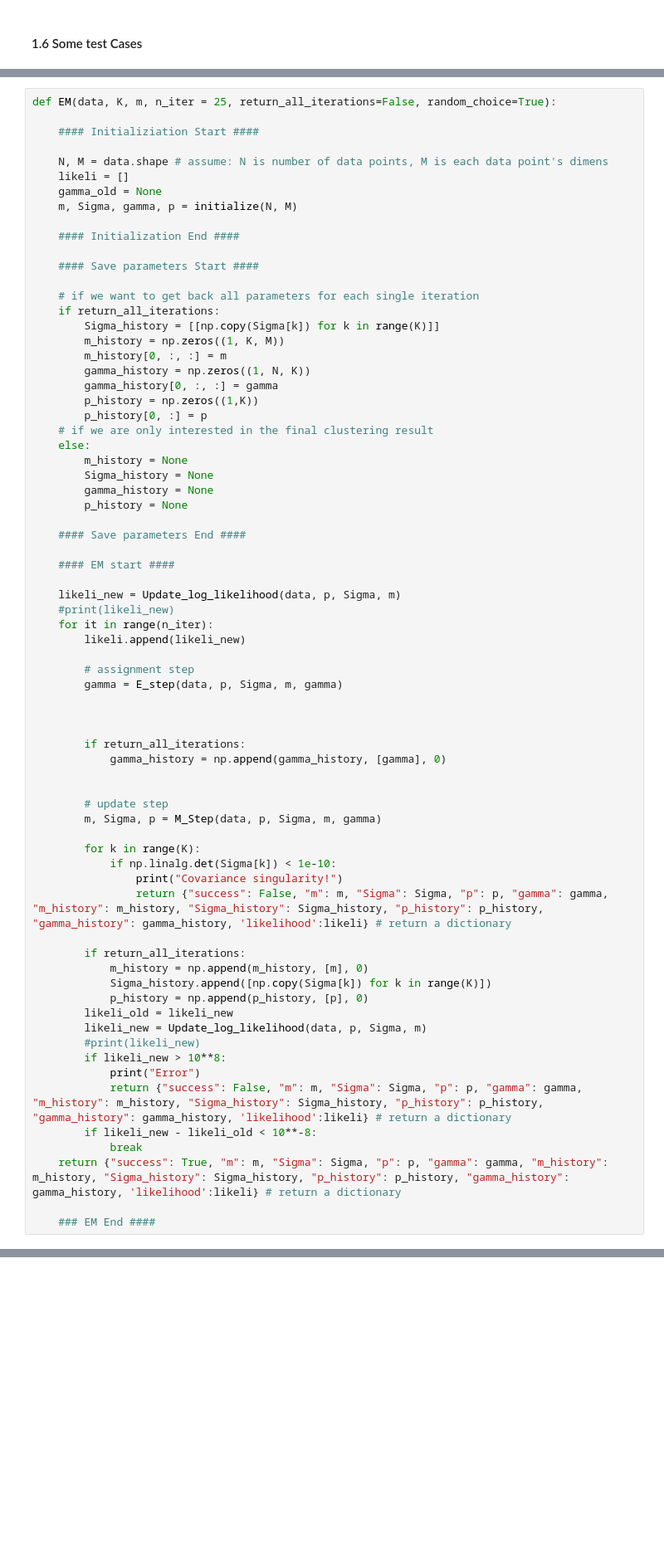
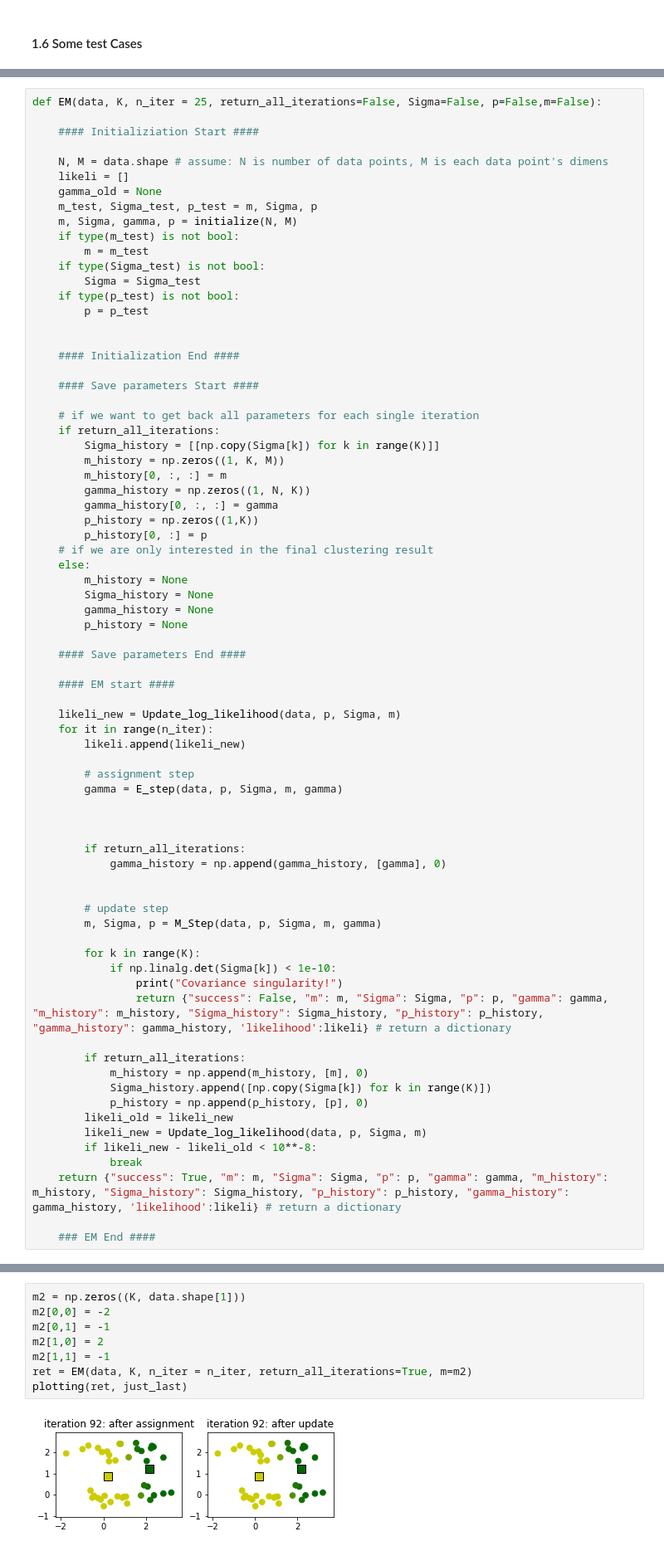
Before and after one commit to M-crypto645/Mathematical-Data-Science-Project, a Jupyter notebook: EM_algorithm_paper_with_comments.ipynb, the cells around one changed output, grey strips where cells are left out. Shown at 83% size. Saved outputs shown, nothing was run; the diff lists cells and outputs as text; blank space fills up the shorter version.

```diff
--- a/EM_algorithm_paper_with_comments.ipynb
+++ b/EM_algorithm_paper_with_comments.ipynb
@@ -472,14 +395,22 @@ or
 
 the algorithm terminates.
 # %%
-def EM(data, K, m, n_iter = 25, return_all_iterations=False, random_choice=True):
+def EM(data, K, n_iter = 25, return_all_iterations=False, Sigma=False, p=False,m=False):
 
     #### Initializiation Start ####
 
     N, M = data.shape # assume: N is number of data points, M is each data point's dimens
     likeli = []
     gamma_old = None
+    m_test, Sigma_test, p_test = m, Sigma, p
     m, Sigma, gamma, p = initialize(N, M)
+    if type(m_test) is not bool:
+        m = m_test
+    if type(Sigma_test) is not bool:
+        Sigma = Sigma_test
+    if type(p_test) is not bool:
+        p = p_test
+
 
     #### Initialization End ####
 
@@ -506,7 +437,6 @@ def EM(data, K, m, n_iter = 25, return_all_iterations=False, random_choice=True)
     #### EM start ####
 
     likeli_new = Update_log_likelihood(data, p, Sigma, m)
-    #print(likeli_new)
     for it in range(n_iter):
         likeli.append(likeli_new)
 
@@ -533,10 +463,6 @@ def EM(data, K, m, n_iter = 25, return_all_iterations=False, random_choice=True)
             p_history = np.append(p_history, [p], 0)
         likeli_old = likeli_new
         likeli_new = Update_log_likelihood(data, p, Sigma, m)
-        #print(likeli_new)
-        if likeli_new > 10**8:
-            print("Error")
-            return {"success": False, "m": m, "Sigma": Sigma, "p": p, "gamma": gamma, "m_history": m_history, "Sigma_history": Sigma_history, "p_history": p_history, "gamma_history": gamma_history, 'likelihood':likeli} # return a dictionary
         if likeli_new - likeli_old < 10**-8:
             break
     return {"success": True, "m": m, "Sigma": Sigma, "p": p, "gamma": gamma, "m_history": m_history, "Sigma_history": Sigma_history, "p_history": p_history, "gamma_history": gamma_history, 'likelihood':likeli} # return a dictionary
@@ -569,0 +508,10 @@ Covariance singularity!
+# %%
+m2 = np.zeros((K, data.shape[1]))
+m2[0,0] = -2
+m2[0,1] = -1
+m2[1,0] = 2
+m2[1,1] = -1
+ret = EM(data, K, n_iter = n_iter, return_all_iterations=True, m=m2)
+plotting(ret, just_last)
+# %% [output]
+[figure, added]
```
Also changed, not shown: parts of 22 cells of this notebook.
